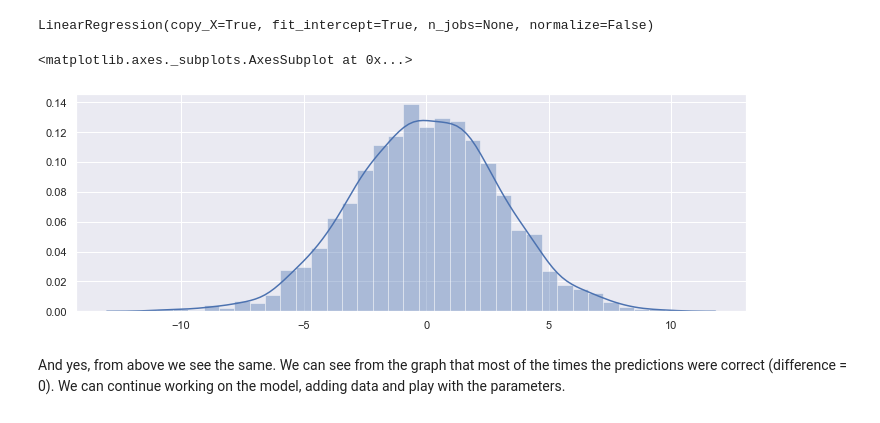
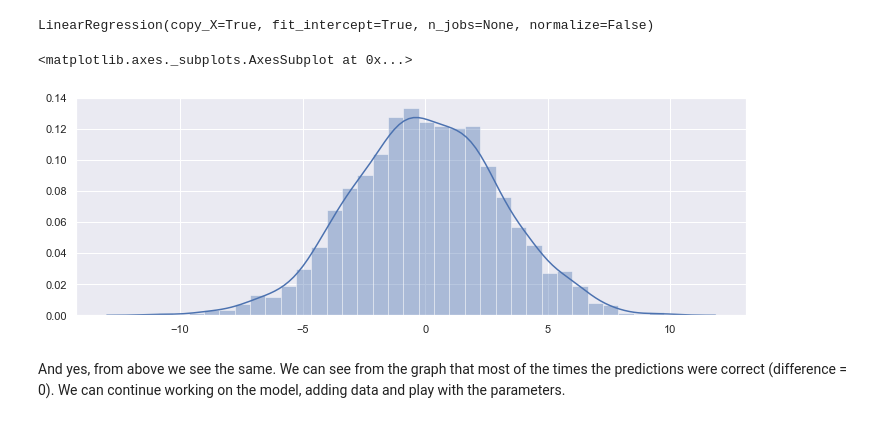
Before and after one commit to HenkT28/Programming_For_Data_Analysis_Project, a Jupyter notebook: Programming_For_Data_Analysis_Project.ipynb, the cells around one changed output. Drawn from its saved outputs; the diff is of its cells as text; code cells hidden in the pictures.

Commit message:
Trying to run seaborn graphs - some errors.

```diff
--- a/Programming_For_Data_Analysis_Project.ipynb
+++ b/Programming_For_Data_Analysis_Project.ipynb
@@ -1689,10 +1719,10 @@ LinearRegression(copy_X=True, fit_intercept=True, n_jobs=None, normalize=False)
 predictions=model.predict(X1_test)
 # %%
 # We can draw a graph to see the difference distribution
-sns.distplot(y_test-predictions)
+sns.distplot(y1_test-predictions)
 # %% [output]
 <matplotlib.axes._subplots.AxesSubplot at 0x...>
-[figure, old version]
+[figure, new version]
 # %% [markdown]
 And yes, from above we see the same. We can see from the graph that most of the times the predictions were correct (difference = 0). We can continue working on the model, adding data and play with the parameters.
 # %% [markdown]
```
Also changed, not shown: parts of 12 cells of this notebook.
